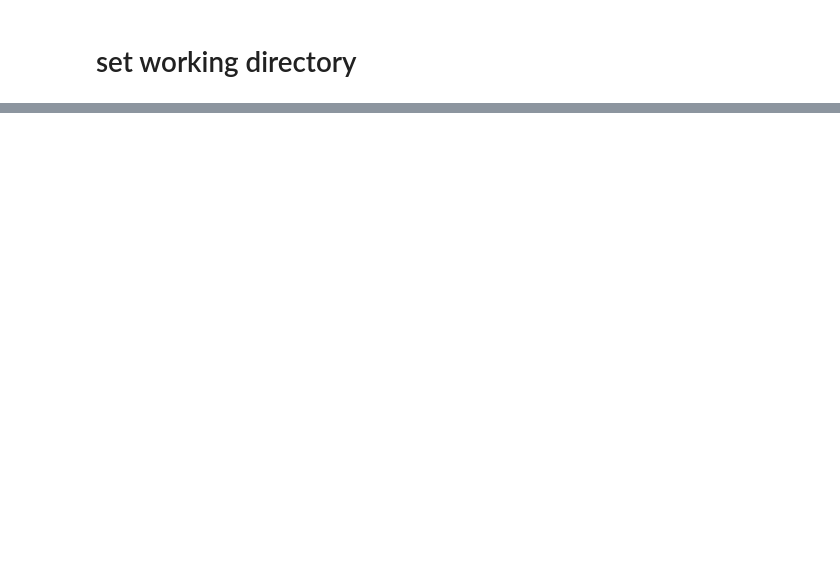
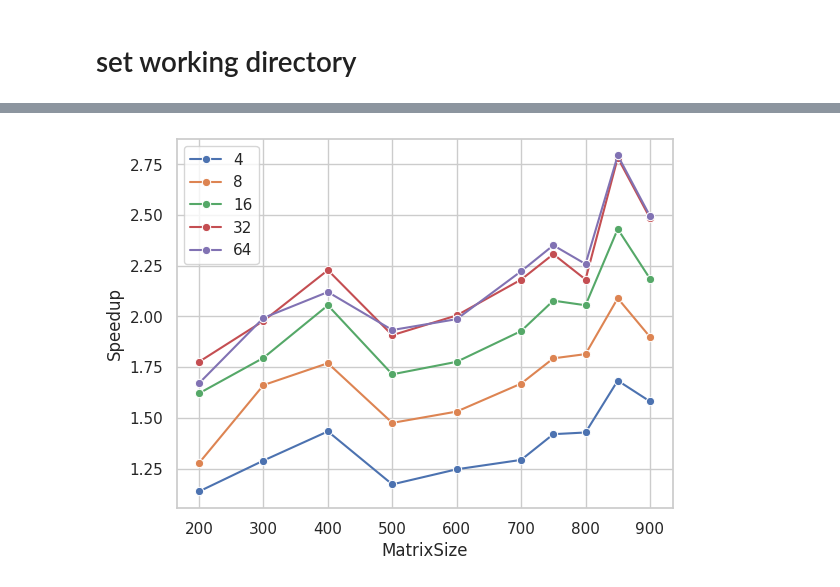
Before and after one commit to michaelsouza/CC0325, a Jupyter notebook: codes/matmat/matmat.ipynb, the cells around one changed output, grey strips where cells are left out. Saved outputs shown, nothing was run; the diff lists cells and outputs as text; code cells hidden in the pictures; blank space fills up the shorter version.

```diff
--- a/codes/matmat/matmat.ipynb
+++ b/codes/matmat/matmat.ipynb
@@ -127,0 +77,19 @@ plot_polynomial_fit(df_blas)
+# %%
+# Create a speedup dataframe for each block size
+df.sort_values(by=['MatrixSize', 'BlockSize'], inplace=True)
+df_speedup = {"MatrixSize": []}
+for _, row in df.iterrows():
+    matrix_size = row["MatrixSize"]
+    if matrix_size not in df_speedup["MatrixSize"]:
+        df_speedup["MatrixSize"].append(matrix_size)
+    block_size = str(row["BlockSize"])
+    if block_size not in df_speedup:
+        df_speedup[block_size] = []
+    df_speedup[block_size].append(row["Time(us)"])
+df_speedup = pd.DataFrame(df_speedup)
+df_speedup.head()
+
+for block_size in df_speedup.columns[2:]:
+    df_speedup[block_size] = df_speedup['1'] / df_speedup[block_size]
+
+df_speedup
@@ -127,0 +108,9 @@ plot_polynomial_fit(df_blas)
+# %%
+# lineplot for all columns except MatrixSize
+for block_size in df_speedup.columns[2:]:
+    sns.lineplot(data=df_speedup, x='MatrixSize', y=block_size, label=block_size, marker='o')
+plt.ylabel('Speedup')
+plt.legend()
+plt.show()
+# %% [output]
+[figure, added]
```
Also changed, not shown: parts of 20 cells of this notebook, 1 other file.
